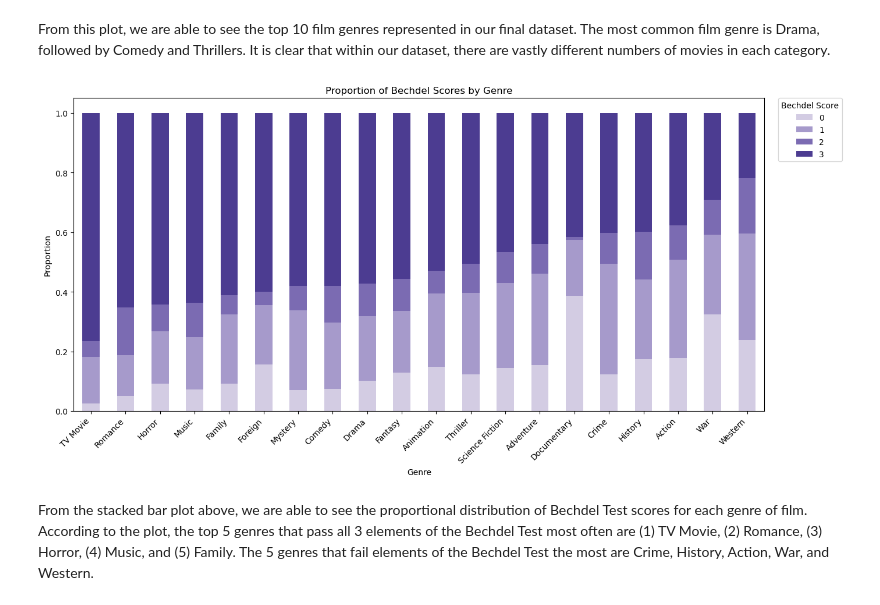
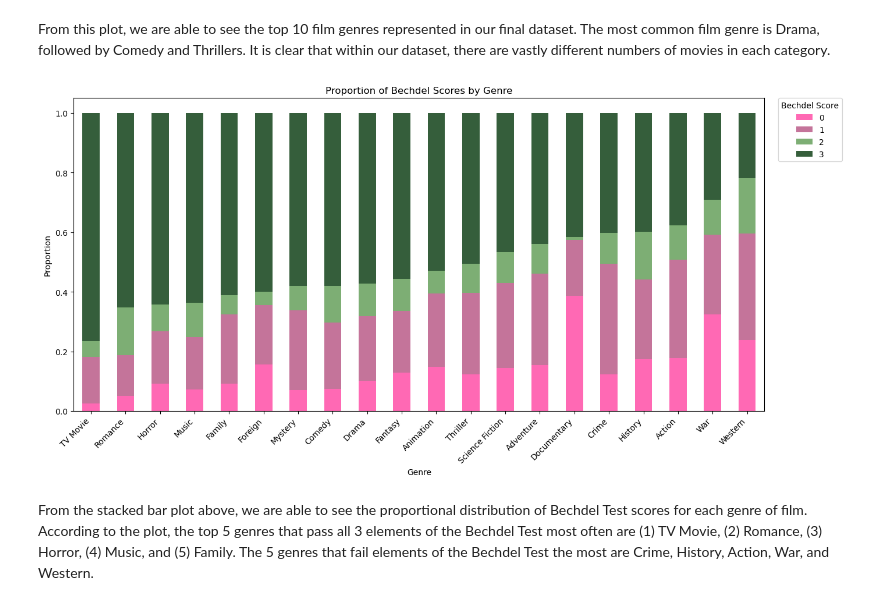
Before and after one commit to 80line/Bechdel_Test_Films, a Jupyter notebook: bechdel_test_films.ipynb, the cells around one changed output. Cells and saved outputs as stored; diff of their text form; code cells hidden in the pictures.

Commit message:
updated all plots for report

```diff
--- a/bechdel_test_films.ipynb
+++ b/bechdel_test_films.ipynb
@@ -372,7 +408,8 @@ Passing `palette` without assigning `hue` is deprecated and will be removed in v
 # %% [markdown]
 From this plot, we are able to see the top 10 film genres represented in our final dataset. The most common film genre is Drama, followed by Comedy and Thrillers. It is clear that within our dataset, there are vastly different numbers of movies in each category.
 # %%
-## Stacked Barlplot for Bachdel Score Distribution for each genre
+import matplotlib.pyplot as plt
+import pandas as pd
 
 # Explode the dataframe so each genre is its own row
 exploded_df = bechdel_movies.explode('genres_list')
@@ -387,43 +424,43 @@ genre_score_props = genre_score_counts.div(genre_score_counts.sum(axis=1), axis=
 # Sort genres for readability
 genre_score_props = genre_score_props.sort_values(by=3, ascending=False)  # Sort by proportion of score 3
 
-
-# Define custom monochrome purple-blue shades for Bechdel scores 0–3
+# Define pink-to-green gradient colors (score 0 = pink, score 3 = green)
 custom_colors = {
-    0: "#d3cce3",  # light lavender
-    1: "#a69acb",  # soft purple
-    2: "#7b6bb2",  # medium purple-blue
-    3: "#4c3c91",  # darkest purple-blue
+    0: "#FF69B4",  # pink
+    1: "#C4749A",  # rose/muted pink
+    2: "#7DAE74",  # sage green
+    3: "#355E3B",  # dark green
 }
 
 # Reorder columns to ensure consistent color mapping
 genre_score_props = genre_score_props[[0, 1, 2, 3]]
 
-# Plot with custom colors
+# Plot with custom gradient colors
 ax = genre_score_props.plot(
     kind='bar',
     stacked=True,
     figsize=(14, 7),
     color=[custom_colors[i] for i in genre_score_props.columns]
 )
 
 plt.title('Proportion of Bechdel Scores by Genre')
 plt.xlabel('Genre')
 plt.ylabel('Proportion')
 plt.xticks(rotation=45, ha='right')
 
 # Move legend outside
 plt.legend(
     title='Bechdel Score',
     bbox_to_anchor=(1.02, 1),
     loc='upper left',
     borderaxespad=0
 )
 
 plt.tight_layout()
+plt.savefig("scores_by_genre_ranking.png")
 plt.show()
 # %% [output]
-[figure, old version]
+[figure, new version]
 # %% [markdown]
 From the stacked bar plot above, we are able to see the proportional distribution of Bechdel Test scores for each genre of film. According to the plot, the top 5 genres that pass all 3 elements of the Bechdel Test most often are (1) TV Movie, (2) Romance, (3) Horror, (4) Music, and (5) Family. The 5 genres that fail elements of the Bechdel Test the most are Crime, History, Action, War, and Western.
 # %% [markdown]
```
Also changed, not shown: parts of 8 cells of this notebook, 7 other files.
